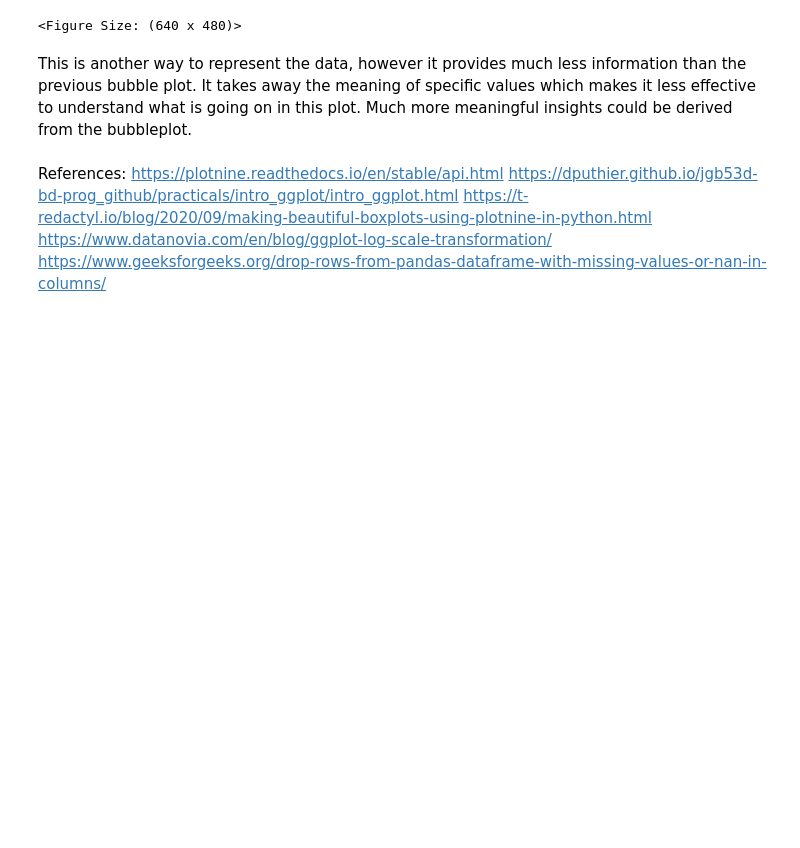
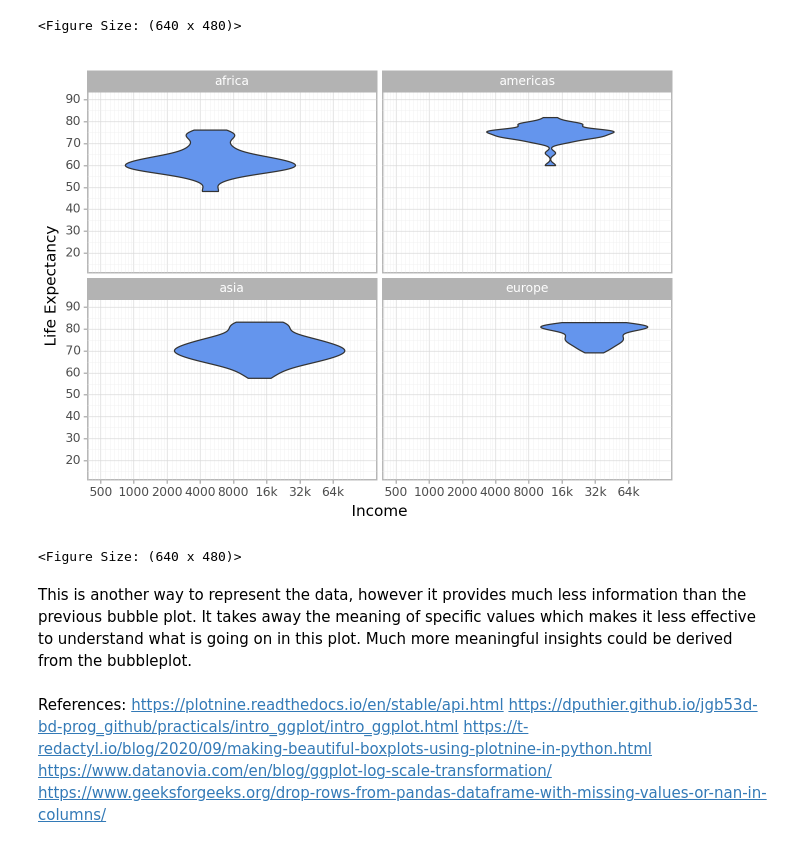
Before and after one commit to alexahildebrand/GSB544, a Jupyter notebook: Lab_1_.ipynb, the cells around one changed output. Cells and saved outputs as stored; diff of their text form; code cells hidden in the pictures; blank space fills up the shorter version.

Commit message:
New third graph

```diff
--- a/Lab_1_.ipynb
+++ b/Lab_1_.ipynb
@@ -103,8 +103,23 @@ ggplot(df1,aes(x="income", y="life_exp", fill = "four_regions"))
 # %% [output]
 [figure]
 <Figure Size: (640 x 480)>
-# %% [markdown]
-This is another way to represent the data, however it provides much less information than the previous bubble plot. It takes away the meaning of specific values which makes it less effective to understand what is going on in this plot. Much more meaningful insights could be derived from the bubbleplot.
+# %%
+(
+ggplot(df1,aes(x="income", y="life_exp"))
++geom_violin(aes(size = "population"), fill = "cornflowerblue")
++scale_x_log10(breaks = [500,1000,2000,4000,8000,16000,32000,64000],labels =[500,1000,2000,4000,8000,'16k', '32k', '64k'], limits = (500,120000))
+#+scale_size_area(max_size = 25,breaks =population_values)
++scale_y_continuous(breaks = [20,30,40,50,60,70,80,90], limits = [15,90])
++theme_light()
++labs(y = "Life Expectancy", x="Income")
++facet_wrap("four_regions")
+
+)
+# %% [output]
+[figure, added]
+<Figure Size: (640 x 480)>
+# %% [markdown]
+This is another way to represent the data, however it provides much less information than the previous bubble plot. It takes away the meaning of specific values which makes it less effective to understand what is going on in this plot. Much more meaningful insights could be derived from the bubbleplot.
 # %% [markdown]
 References: https://plotnine.readthedocs.io/en/stable/api.html
 https://dputhier.github.io/jgb53d-bd-prog_github/practicals/intro_ggplot/intro_ggplot.html
```
Also changed, not shown: parts of 15 cells of this notebook, 1 other file.
